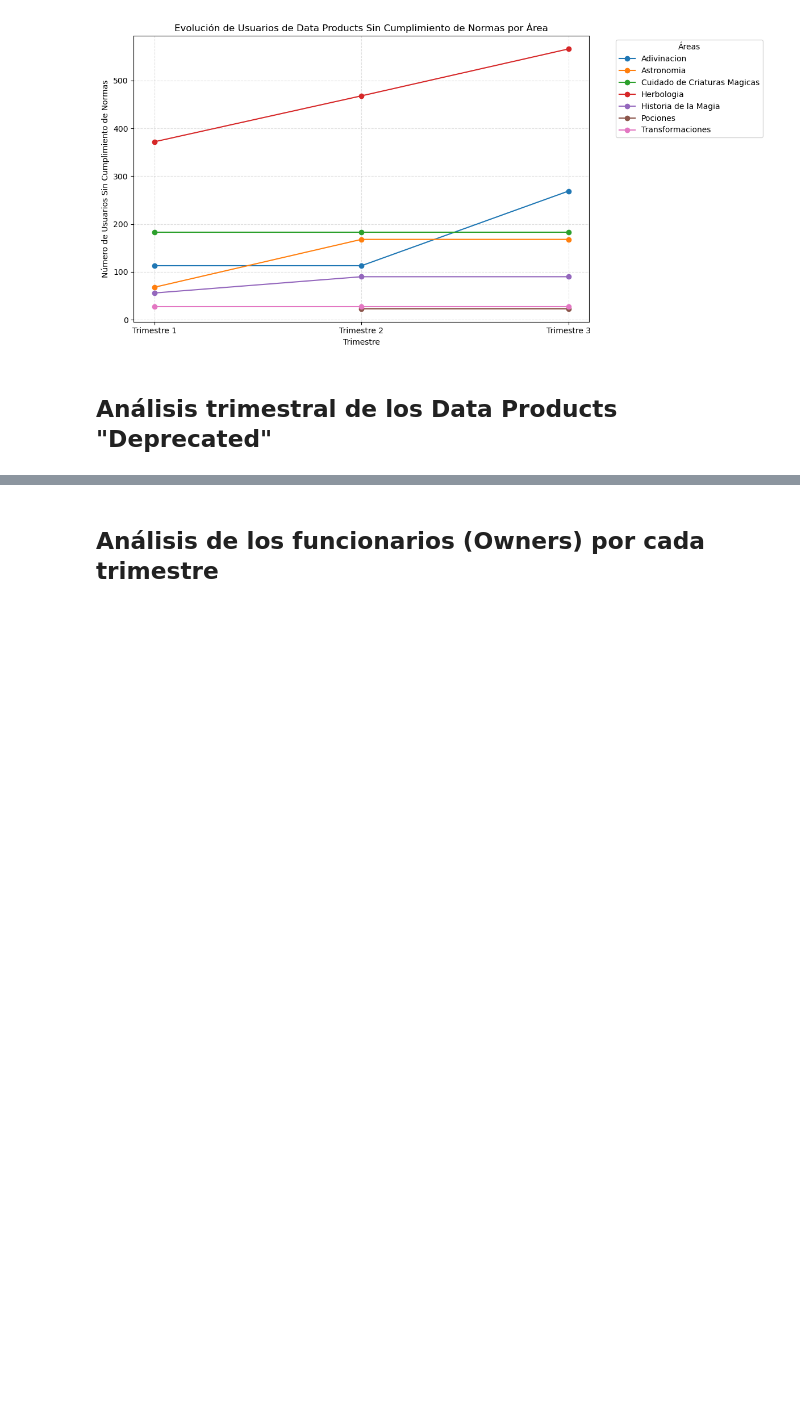
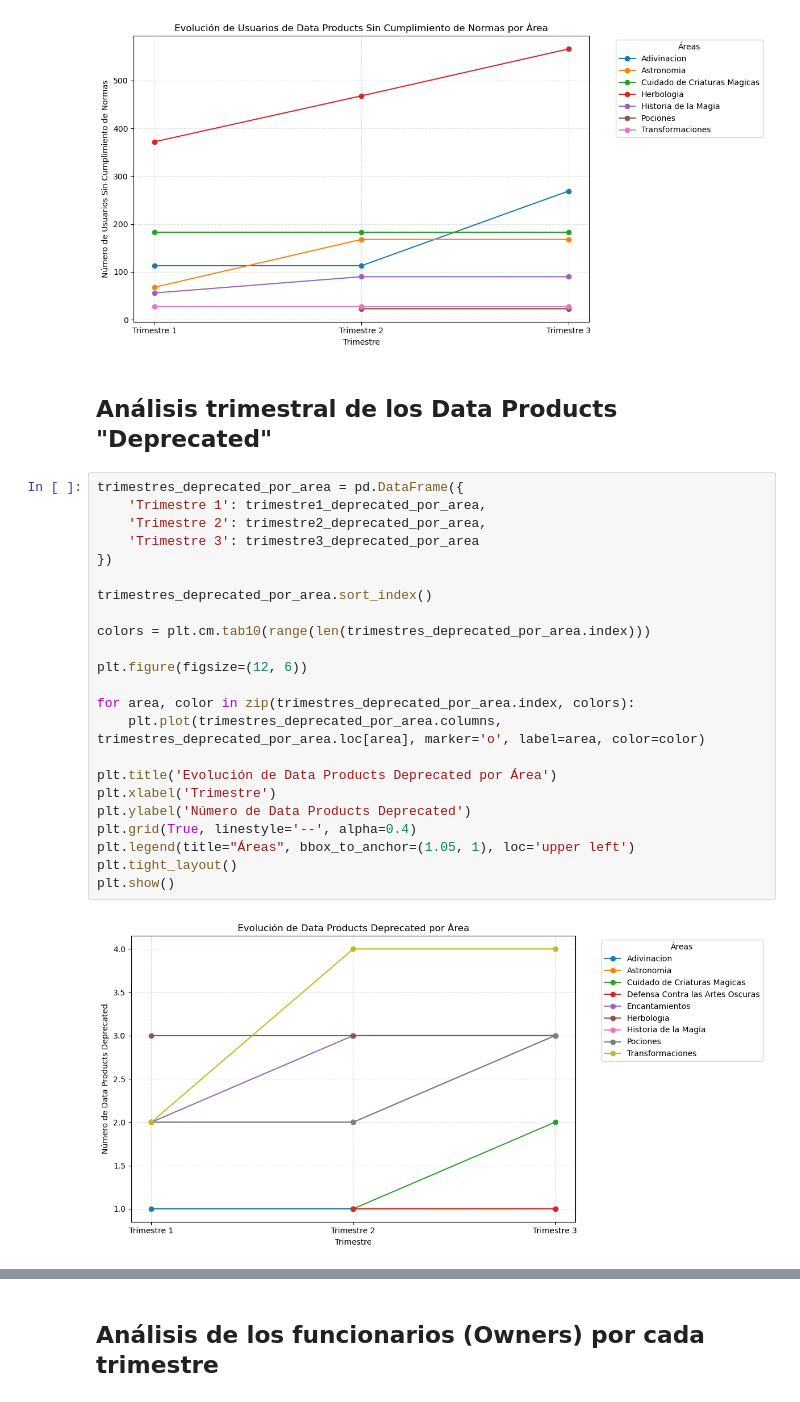
Before and after one commit to marquito3012/Master, a Jupyter notebook: Programación y entorno de trabajo para la IA/actividad1/actividad1.ipynb, the cells around one changed output, grey strips where cells are left out. Cells and saved outputs as stored; diff of their text form; blank space fills up the shorter version.

```diff
--- a/Programación y entorno de trabajo para la IA/actividad1/actividad1.ipynb
+++ b/Programación y entorno de trabajo para la IA/actividad1/actividad1.ipynb
@@ -611,3 +611,28 @@ plt.show()
 [figure]
 # %% [markdown]
 ## Análisis trimestral de los Data Products "Deprecated"
+# %%
+trimestres_deprecated_por_area = pd.DataFrame({
+    'Trimestre 1': trimestre1_deprecated_por_area,
+    'Trimestre 2': trimestre2_deprecated_por_area,
+    'Trimestre 3': trimestre3_deprecated_por_area
+})
+
+trimestres_deprecated_por_area.sort_index()
+
+colors = plt.cm.tab10(range(len(trimestres_deprecated_por_area.index)))
+
+plt.figure(figsize=(12, 6))
+
+for area, color in zip(trimestres_deprecated_por_area.index, colors):
+    plt.plot(trimestres_deprecated_por_area.columns, trimestres_deprecated_por_area.loc[area], marker='o', label=area, color=color)
+
+plt.title('Evolución de Data Products Deprecated por Área')
+plt.xlabel('Trimestre')
+plt.ylabel('Número de Data Products Deprecated')
+plt.grid(True, linestyle='--', alpha=0.4)
+plt.legend(title="Áreas", bbox_to_anchor=(1.05, 1), loc='upper left')
+plt.tight_layout()
+plt.show()
+# %% [output]
+[figure, added]
```
Also changed, not shown: parts of 1 cell of this notebook.
